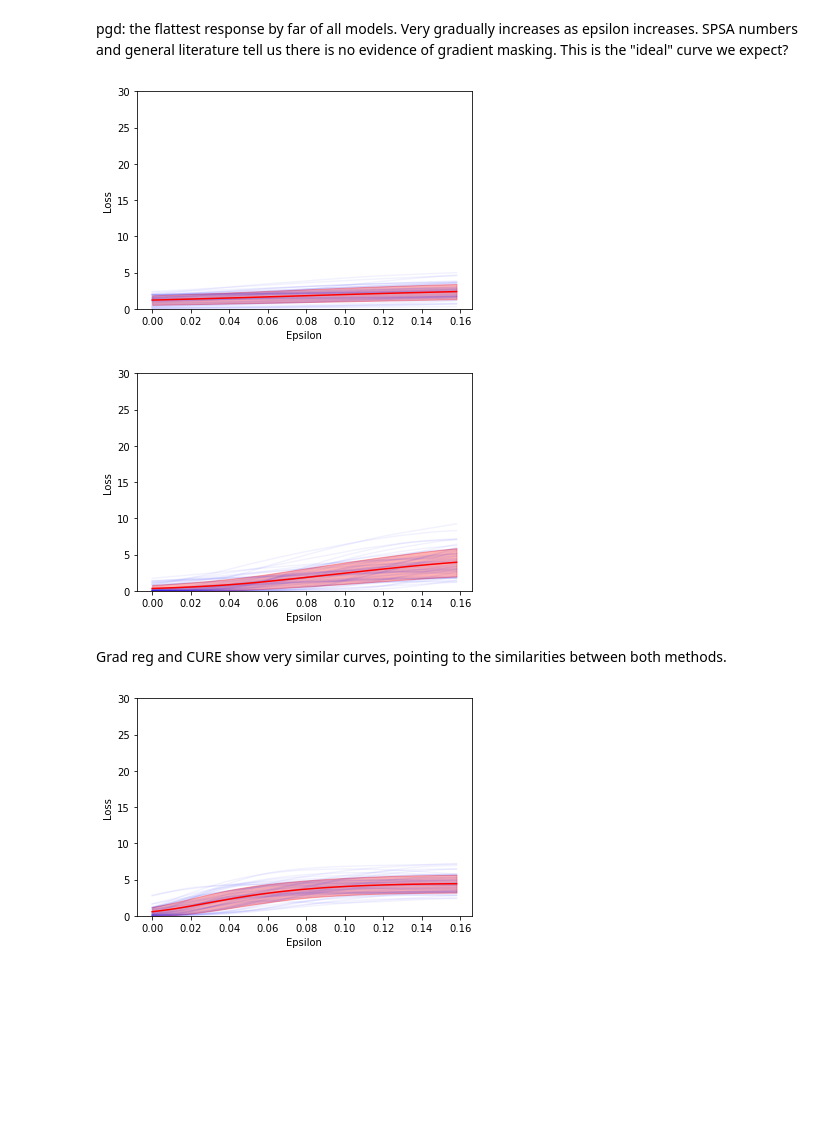
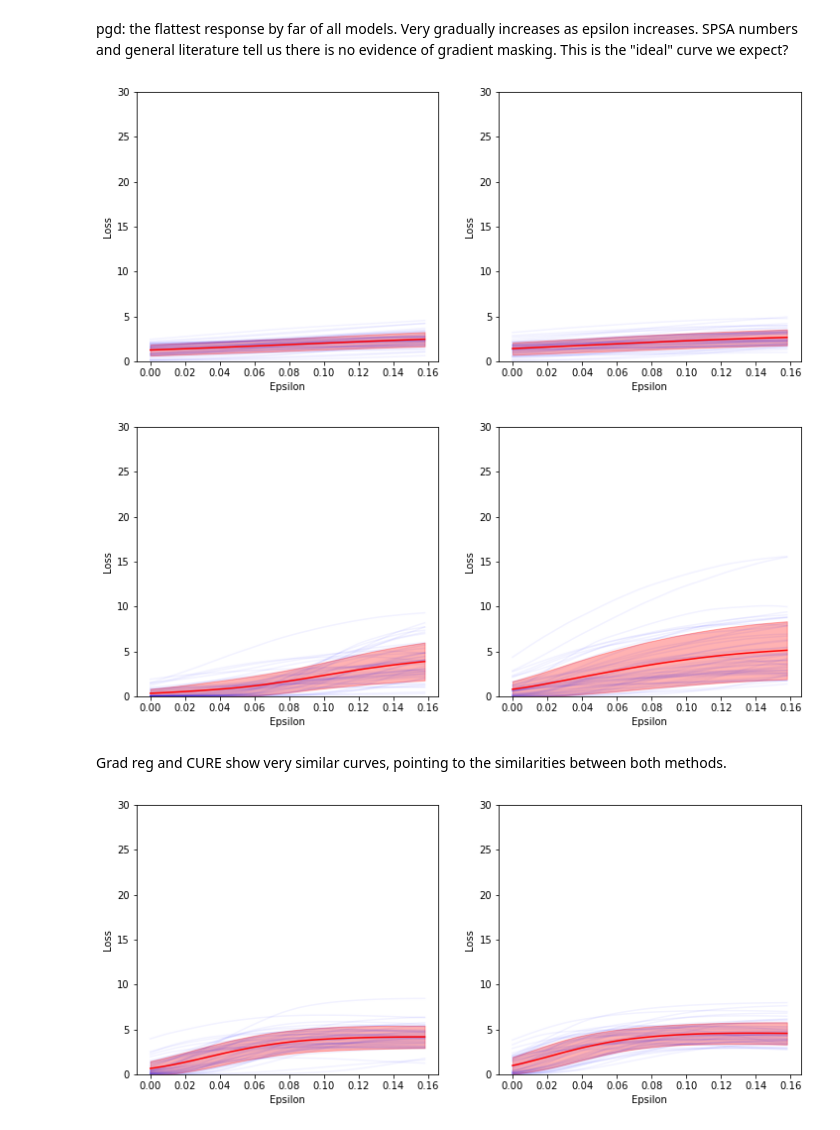
Before and after one commit to CarlosGomes98/false_sense_of_security, a Jupyter notebook: notebooks/Plot_Along_Grad.ipynb, the cells around one changed output. Saved outputs shown, nothing was run; the diff lists cells and outputs as text; code cells hidden in the pictures; blank space fills up the shorter version.

```diff
--- a/notebooks/Plot_Along_Grad.ipynb
+++ b/notebooks/Plot_Along_Grad.ipynb
@@ -114,17 +121,17 @@ plot_along_grad_n(step_ll_model_small, train_dataset, 16, 50, device=device)
 # %% [markdown]
 pgd: the flattest response by far of all models. Very gradually increases as epsilon increases. SPSA numbers and general literature tell us there is no evidence of gradient masking. This is the "ideal" curve we expect?
 # %%
-plot_along_grad_n(pgd_model, train_dataset, 16, 50, device=device)
+plot_along_grad_n(pgd_model, [train_dataset, test_dataset], 16, 50, device=device)
 # %% [output]
-[figure, old version]
+[figure, new version]
 # %%
-plot_along_grad_n(pgd_model_small, train_dataset, 16, 50, device=device)
+plot_along_grad_n(pgd_model_small, [train_dataset, test_dataset], 16, 50, device=device)
 # %% [output]
-[figure, old version]
+[figure, new version]
 # %% [markdown]
 Grad reg and CURE show very similar curves, pointing to the similarities between both methods.
 # %%
-plot_along_grad_n(grad_reg_model, train_dataset, 16, 50, device=device)
+plot_along_grad_n(grad_reg_model, [train_dataset, test_dataset], 16, 50, device=device)
 # %% [output]
-[figure, old version]
+[figure, new version]
 # %%
```
Also changed, not shown: parts of 8 cells of this notebook, 4 other files.
